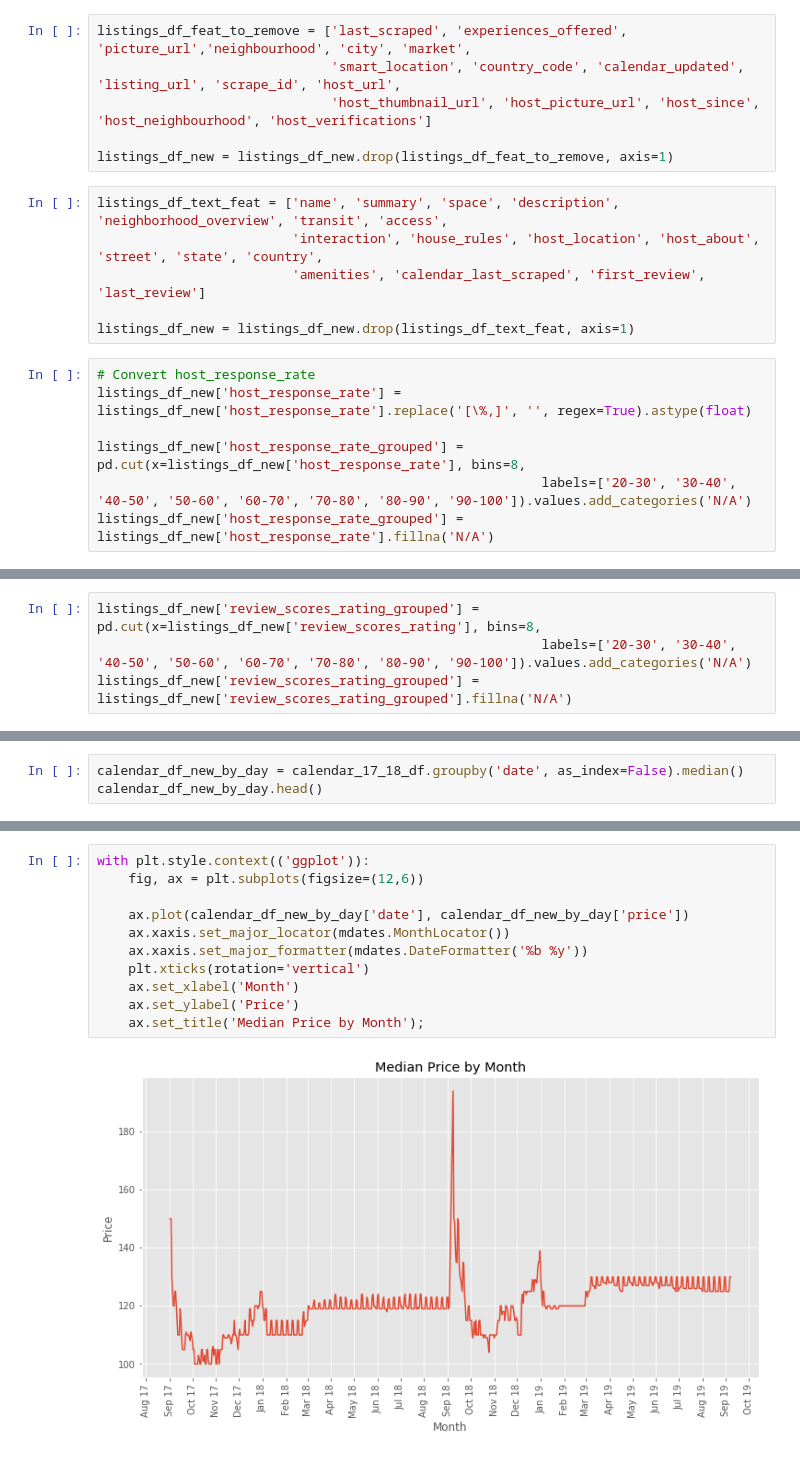
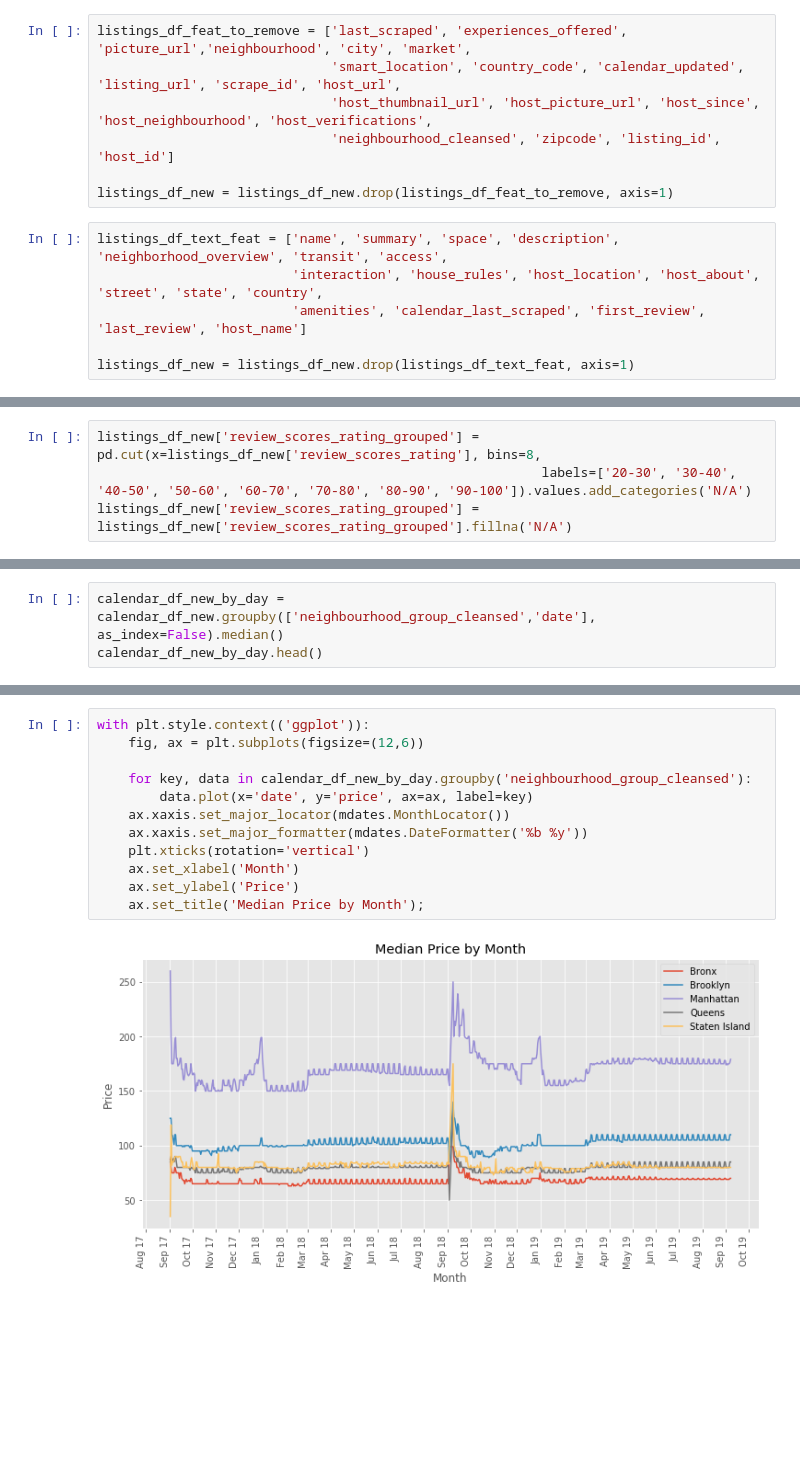
Before and after one commit to ajgiust/Airbnb_NYC, a Jupyter notebook: Project - Write a Data Science Blog Post.ipynb, the cells around one changed output, grey strips where cells are left out. Cells and saved outputs as stored; diff of their text form; blank space fills up the shorter version.

```diff
--- a/Project - Write a Data Science Blog Post.ipynb
+++ b/Project - Write a Data Science Blog Post.ipynb
@@ -454,19 +459,13 @@ listings_categorical = ['host_response_time', 'neighbourhood_group_cleansed', 'n
 # %%
 listings_df_feat_to_remove = ['last_scraped', 'experiences_offered', 'picture_url','neighbourhood', 'city', 'market',
                               'smart_location', 'country_code', 'calendar_updated', 'listing_url', 'scrape_id', 'host_url',
-                              'host_thumbnail_url', 'host_picture_url', 'host_since', 'host_neighbourhood', 'host_verifications']
+                              'host_thumbnail_url', 'host_picture_url', 'host_since', 'host_neighbourhood', 'host_verifications',
+                              'neighbourhood_cleansed', 'zipcode', 'listing_id', 'host_id']
 
 listings_df_new = listings_df_new.drop(listings_df_feat_to_remove, axis=1)
 # %%
 listings_df_text_feat = ['name', 'summary', 'space', 'description', 'neighborhood_overview', 'transit', 'access',
                          'interaction', 'house_rules', 'host_location', 'host_about', 'street', 'state', 'country',
-                         'amenities', 'calendar_last_scraped', 'first_review', 'last_review']
+                         'amenities', 'calendar_last_scraped', 'first_review', 'last_review', 'host_name']
 
 listings_df_new = listings_df_new.drop(listings_df_text_feat, axis=1)
-# %%
-# Convert host_response_rate
-listings_df_new['host_response_rate'] = listings_df_new['host_response_rate'].replace('[\%,]', '', regex=True).astype(float)
-
-listings_df_new['host_response_rate_grouped'] = pd.cut(x=listings_df_new['host_response_rate'], bins=8,
-                                                         labels=['20-30', '30-40', '40-50', '50-60', '60-70', '70-80', '80-90', '90-100']).values.add_categories('N/A')
-listings_df_new['host_response_rate_grouped'] = listings_df_new['host_response_rate'].fillna('N/A')
@@ -626,4 +597,4 @@ plt.title('NYC Airbnb Prices', fontsize=16);
 # %%
-calendar_df_new_by_day = calendar_17_18_df.groupby('date', as_index=False).median()
+calendar_df_new_by_day = calendar_df_new.groupby(['neighbourhood_group_cleansed','date'], as_index=False).median()
 calendar_df_new_by_day.head()
 # %% [output]
@@ -636,13 +607,14 @@ calendar_df_new_by_day.head()
 # %%
 with plt.style.context(('ggplot')):
     fig, ax = plt.subplots(figsize=(12,6))
 
-    ax.plot(calendar_df_new_by_day['date'], calendar_df_new_by_day['price'])
+    for key, data in calendar_df_new_by_day.groupby('neighbourhood_group_cleansed'):
+        data.plot(x='date', y='price', ax=ax, label=key)
     ax.xaxis.set_major_locator(mdates.MonthLocator())
     ax.xaxis.set_major_formatter(mdates.DateFormatter('%b %y'))
     plt.xticks(rotation='vertical')
     ax.set_xlabel('Month')
     ax.set_ylabel('Price')
     ax.set_title('Median Price by Month');
 # %% [output]
-[figure, old version]
+[figure, new version]
```
Also changed, not shown: parts of 48 cells of this notebook.
